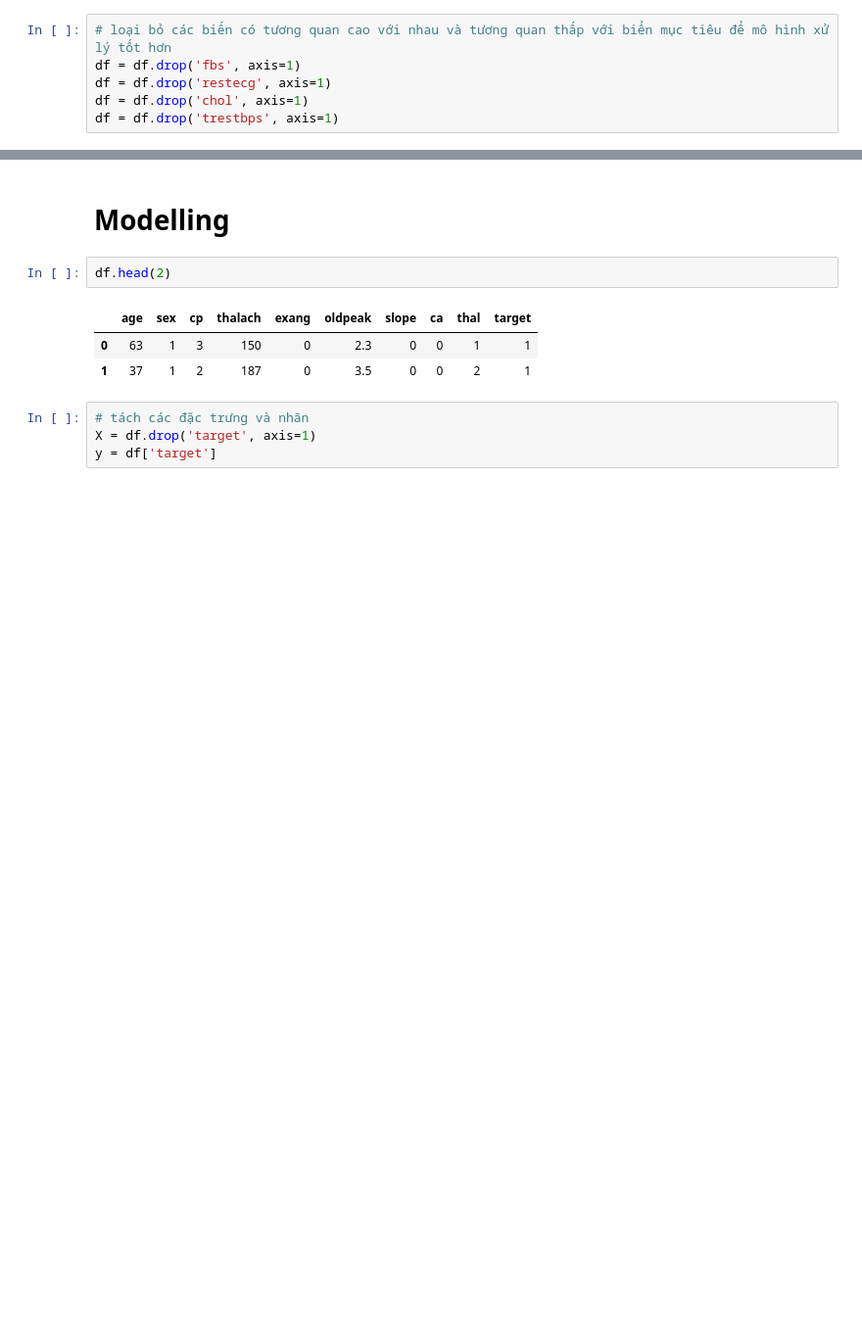
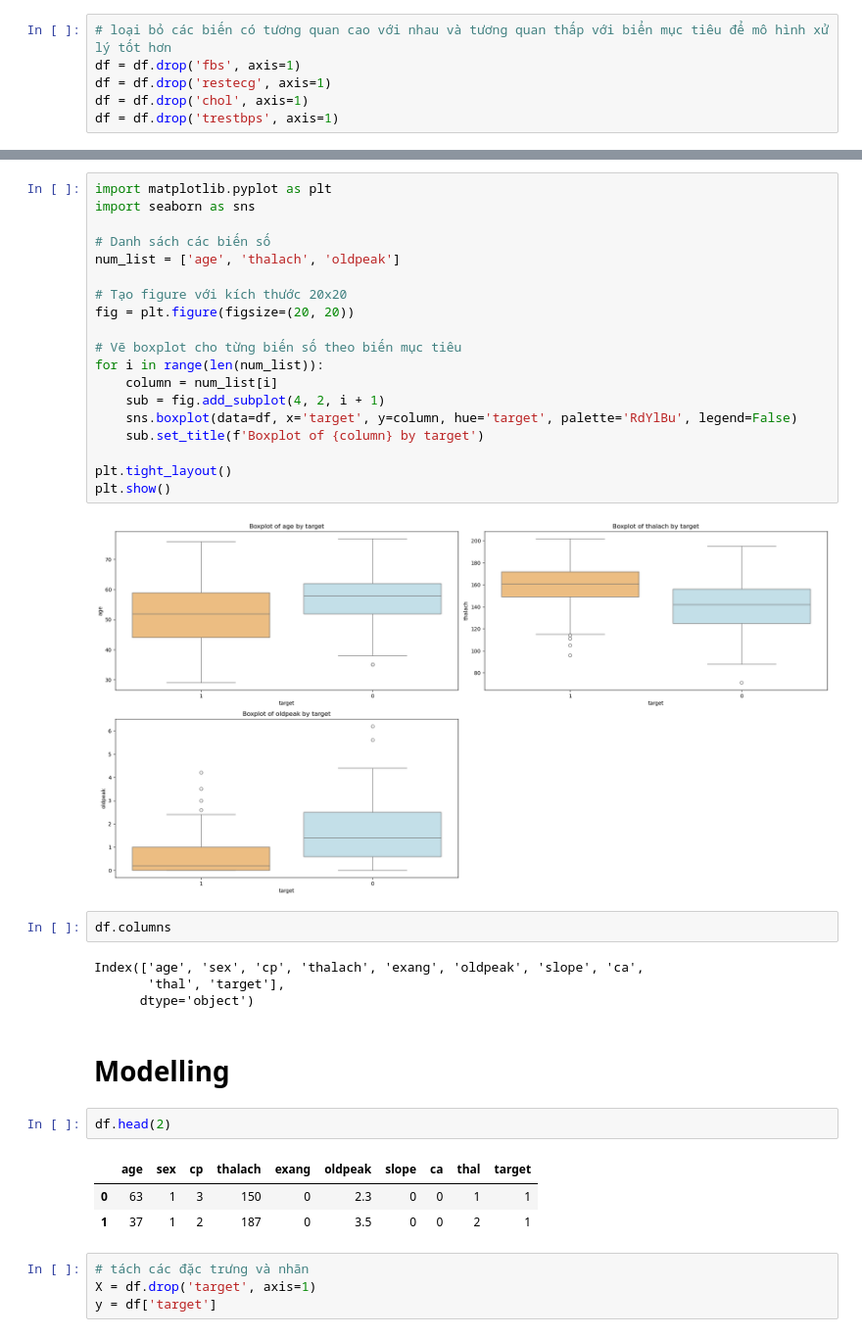
Before and after one commit to Hoa212/-n-CNTT-Heart-Disease-Prediction, a Jupyter notebook: Đề án CNTT .ipynb, the cells around one changed output, grey strips where cells are left out. Shown at 98% size. Drawn from its saved outputs; the diff is of its cells as text; blank space fills up the shorter version.

```diff
--- a/Đề án CNTT .ipynb
+++ b/Đề án CNTT .ipynb
@@ -327,3 +336,30 @@ Nhận xét :
+# %%
+import matplotlib.pyplot as plt
+import seaborn as sns
+
+# Danh sách các biến số
+num_list = ['age', 'thalach', 'oldpeak']
+
+# Tạo figure với kích thước 20x20
+fig = plt.figure(figsize=(20, 20))
+
+# Vẽ boxplot cho từng biến số theo biến mục tiêu
+for i in range(len(num_list)):
+    column = num_list[i]
+    sub = fig.add_subplot(4, 2, i + 1)
+    sns.boxplot(data=df, x='target', y=column, hue='target', palette='RdYlBu', legend=False)
+    sub.set_title(f'Boxplot of {column} by target')
+
+plt.tight_layout()
+plt.show()
+# %% [output]
+[figure, added]
+# %%
+df.columns
+# %% [output]
+Index(['age', 'sex', 'cp', 'thalach', 'exang', 'oldpeak', 'slope', 'ca',
+       'thal', 'target'],
+      dtype='object')
 # %% [markdown]
 # Modelling
 # %%
```
Also changed, not shown: parts of 40 cells of this notebook, 1 other file.
